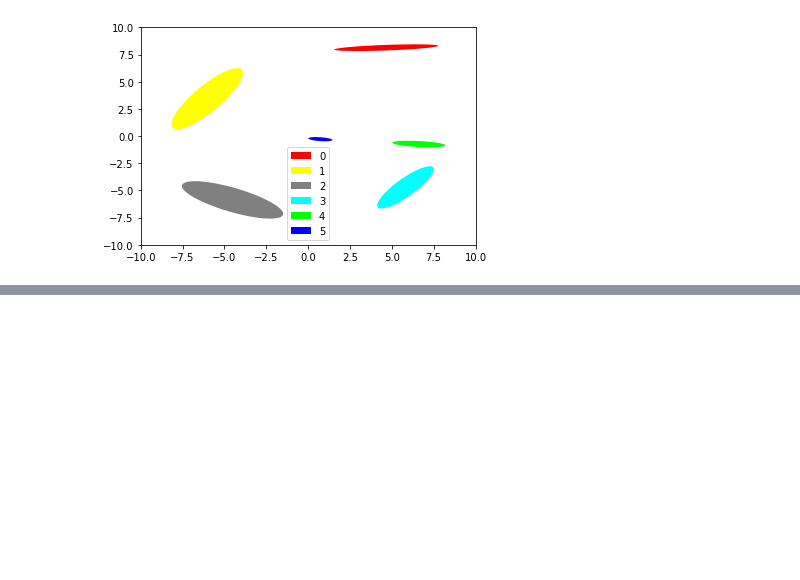
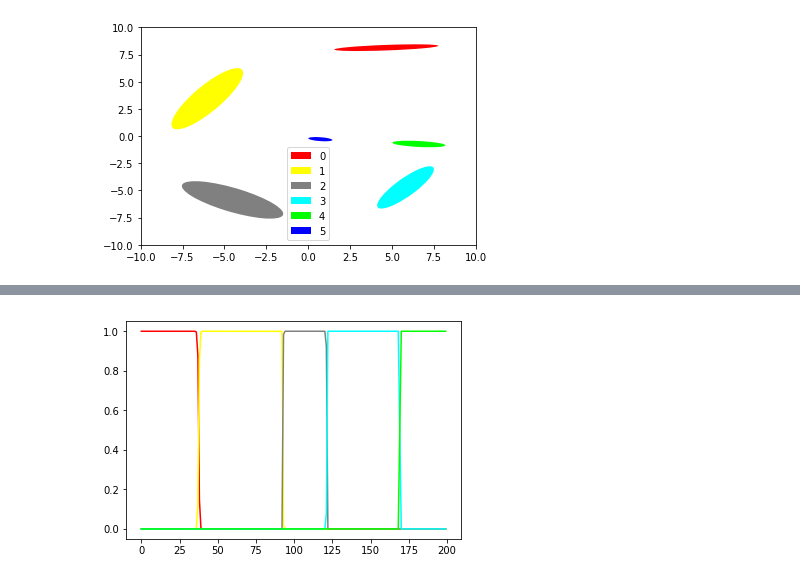
Before and after one commit to fabienjammes/ee613-python, a Jupyter notebook: python notebooks/HSMM.ipynb, the cells around one changed output, grey strips where cells are left out. Cells and saved outputs as stored; diff of their text form; code cells hidden in the pictures; blank space fills up the shorter version.

```diff
--- a/python notebooks/HSMM.ipynb
+++ b/python notebooks/HSMM.ipynb
@@ -333,3 +299,0 @@ get
-# %%
-for i in range(hmm.K):
-    plt.plot(hmm.h[:,i])
@@ -338,4 +299,0 @@ for i in range(hmm.K):
-# %%
-for i in range(hmm.K):
-    plt.plot(hmm.alphas[4][:,i],'r')
-    plt.plot(hmm.h[:,i],'b')
@@ -415,0 +470,5 @@ class HSMM(HMM):
+# %%
+hsmm = HSMM(D=Y.shape[1],K=5)
+hsmm.fit(data,init_type='kbins')
+clear_output()
+hsmm.compute_durations(hsmm.xs)
@@ -415,0 +477,6 @@ class HSMM(HMM):
+# %%
+h,_ = hsmm.compute_forward_messages_HSMM(data_in[0],slice(0,2))
+for k in range(hmm.K):
+    plt.plot(h[:,k],color=colors[k])
+# %% [output]
+[figure, added]
```
Also changed, not shown: parts of 47 cells of this notebook, 1 other file.
